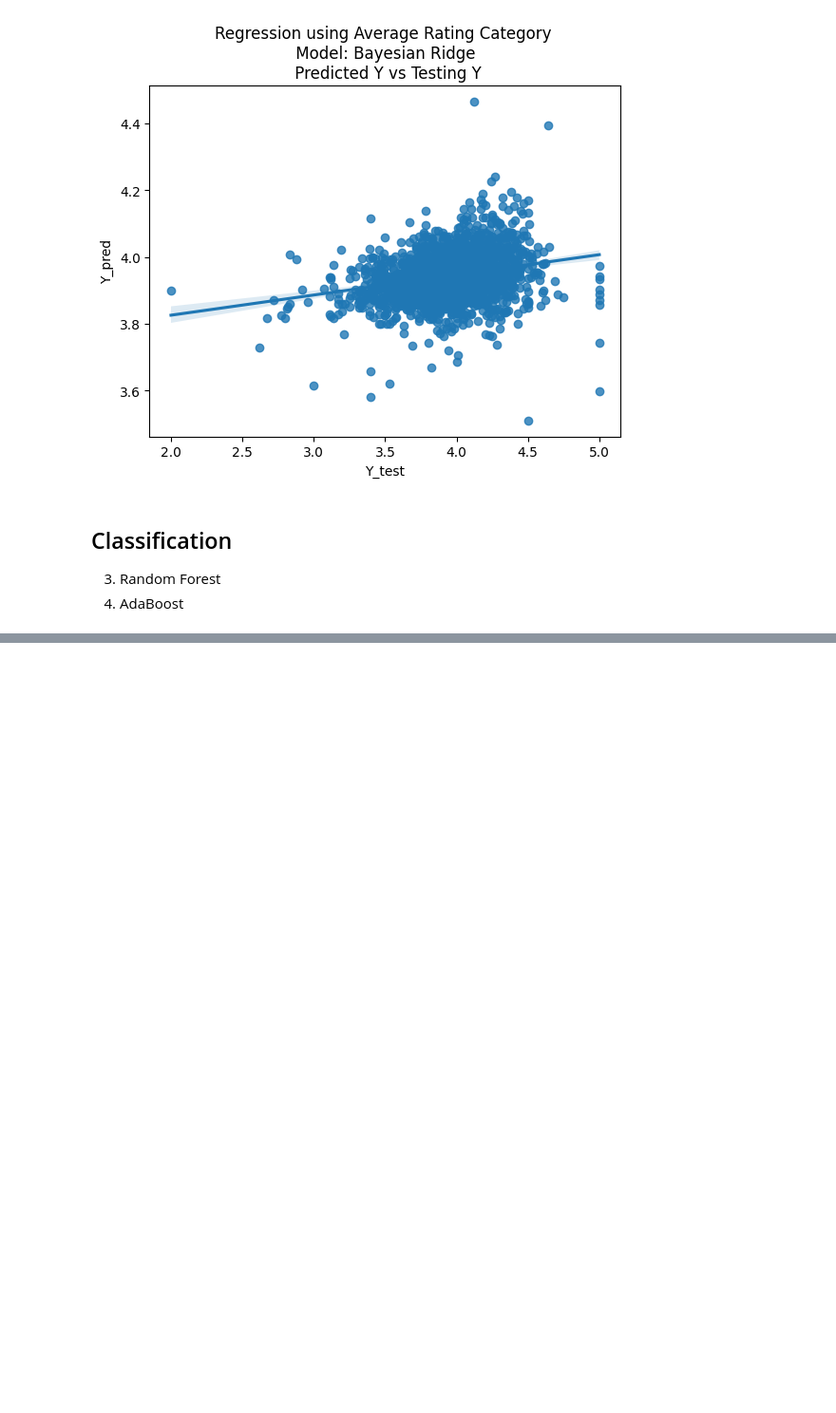
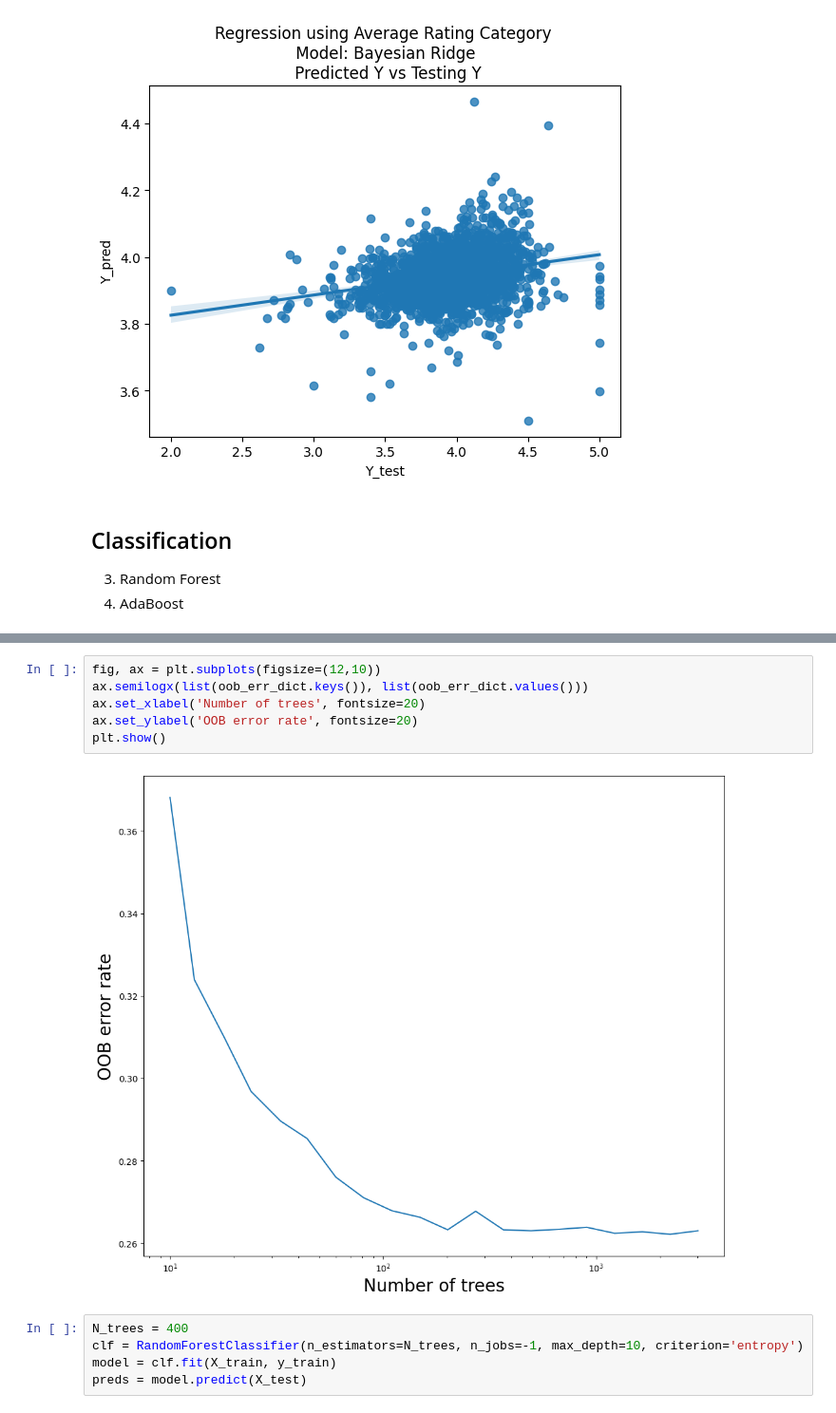
Before and after one commit to dcarriel-dsti/BookRatingML, a Jupyter notebook: Modeling.ipynb, the cells around one changed output, grey strips where cells are left out. Shown at 95% size. Drawn from its saved outputs; the diff is of its cells as text; blank space fills up the shorter version.

```diff
--- a/Modeling.ipynb
+++ b/Modeling.ipynb
@@ -1060,0 +618,13 @@ print(report_nn)
+# %%
+fig, ax = plt.subplots(figsize=(12,10))
+ax.semilogx(list(oob_err_dict.keys()), list(oob_err_dict.values()))
+ax.set_xlabel('Number of trees', fontsize=20)
+ax.set_ylabel('OOB error rate', fontsize=20)
+plt.show()
+# %% [output]
+[figure, added]
+# %%
+N_trees = 400
+clf = RandomForestClassifier(n_estimators=N_trees, n_jobs=-1, max_depth=10, criterion='entropy')
+model = clf.fit(X_train, y_train)
+preds = model.predict(X_test)
```
Also changed, not shown: parts of 65 cells of this notebook, 1 other file.
